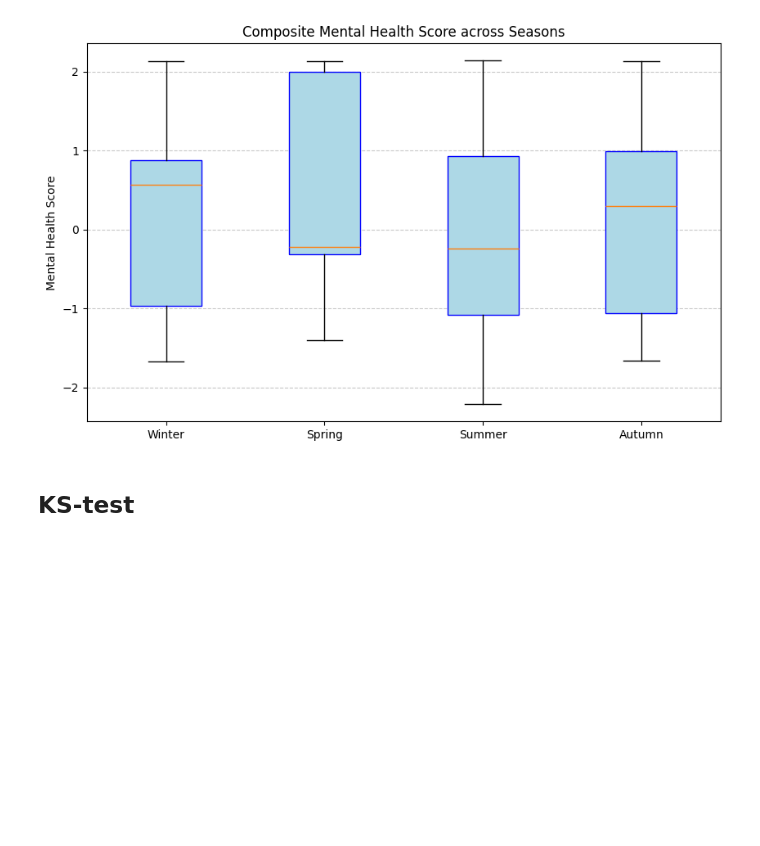
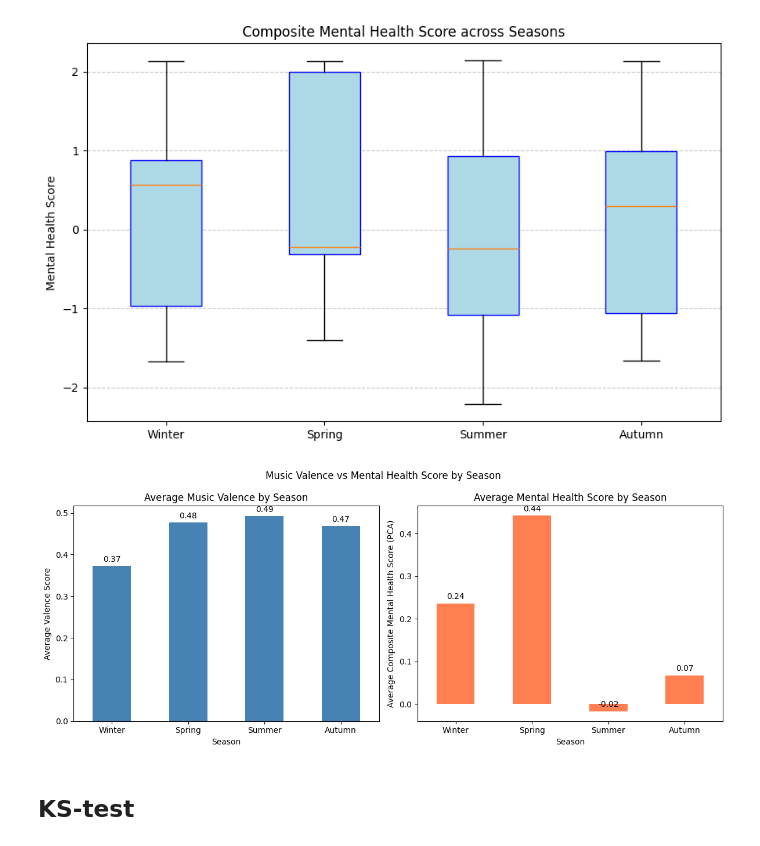
Before and after one commit to spattapu1/MGT-189_Project, a Jupyter notebook: Seasonal_Music_Analysis.ipynb, the cells around one changed output. Cells and saved outputs as stored; diff of their text form; code cells hidden in the pictures; blank space fills up the shorter version.

```diff
--- a/Seasonal_Music_Analysis.ipynb
+++ b/Seasonal_Music_Analysis.ipynb
@@ -407,6 +423,36 @@ plt.grid(axis='y', linestyle='--', alpha=0.7)
 plt.show()
 # %% [output]
 [figure]
+# %%
+fig, (ax1, ax2) = plt.subplots(1, 2, figsize=(12, 5))
+
+# Music valence by season
+season_valence = music.groupby('season')['valence'].mean().reindex(['Winter', 'Spring', 'Summer', 'Autumn'])
+season_valence.plot(kind='bar', ax=ax1, color='steelblue')
+ax1.set_title('Average Music Valence by Season')
+ax1.set_xlabel('Season')
+ax1.set_ylabel('Average Valence Score')
+ax1.tick_params(axis='x', rotation=0)
+for i, v in enumerate(season_valence):
+    ax1.text(i, v + 0.01, f"{v:.2f}", ha='center')
+
+# Mental health by season
+season_mh = mh.groupby('Season')['composite_mh_score'].mean().reindex(['Winter', 'Spring', 'Summer', 'Autumn'])
+season_mh.plot(kind='bar', ax=ax2, color='coral')
+ax2.set_title('Average Mental Health Score by Season')
+ax2.set_xlabel('Season')
+ax2.set_ylabel('Average Composite Mental Health Score (PCA)')
+ax2.tick_params(axis='x', rotation=0)
+for i, v in enumerate(season_mh):
+    offset = 0.01 if v >= 0 else -0.03
+    ax2.text(i, v + 0.01, f"{v:.2f}", ha='center')
+
+
+plt.suptitle('Music Valence vs Mental Health Score by Season')
+plt.tight_layout()
+plt.show()
+# %% [output]
+[figure, added]
 # %% [markdown]
 ## KS-test
 # %% [markdown]
```
Also changed, not shown: parts of 1 cell of this notebook.
